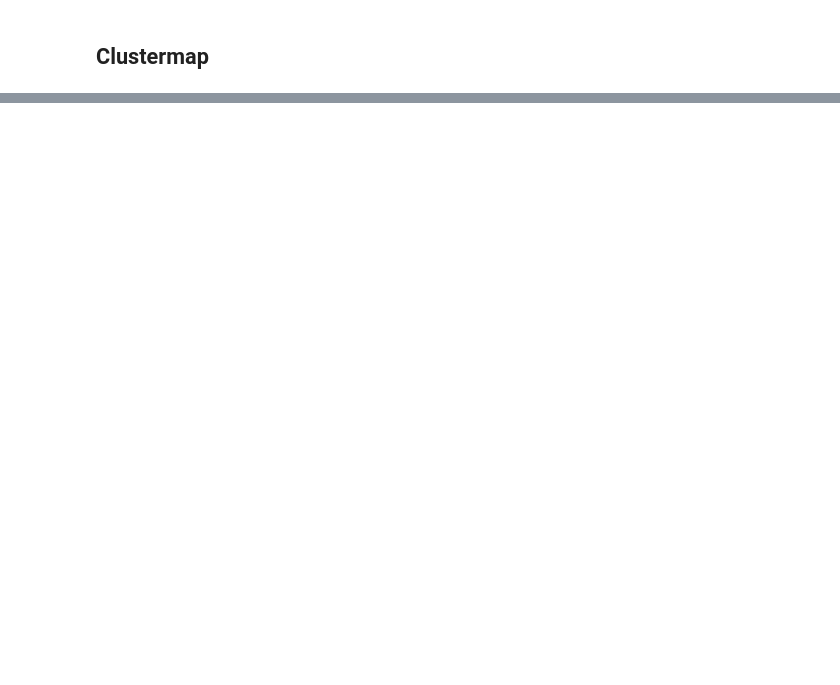
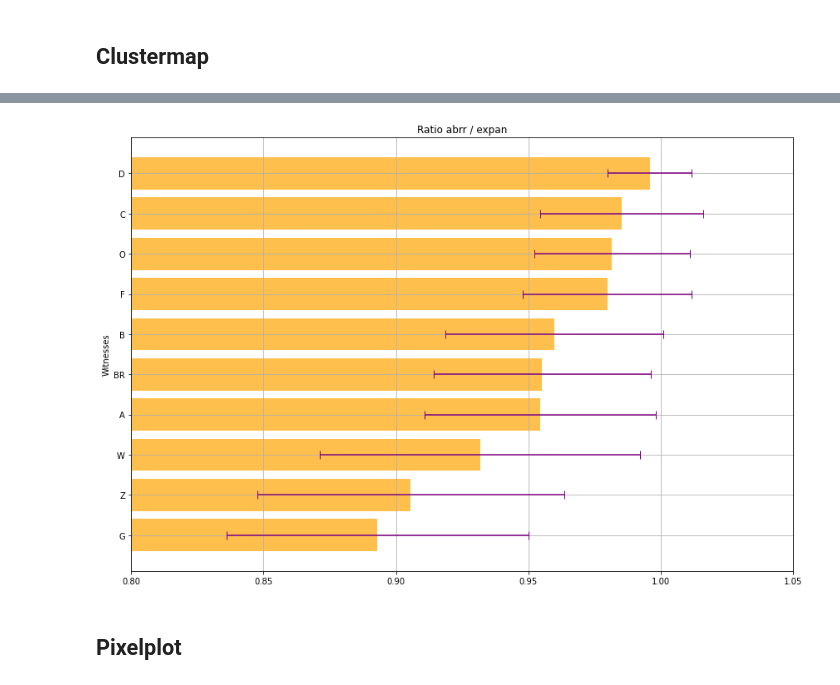
Before and after one commit to SofieMoors/collateconstraints, a Jupyter notebook: src/align.ipynb, the cells around one changed output, grey strips where cells are left out. Saved outputs shown, nothing was run; the diff lists cells and outputs as text; code cells hidden in the pictures; blank space fills up the shorter version.

```diff
--- a/src/align.ipynb
+++ b/src/align.ipynb
@@ -437,0 +536,22 @@ SyntaxError: invalid syntax (<ipython-input-63-078ca063188d>, line 10)
+# %%
+dens.sort_values(by='ratio-mean', inplace=True)
+fig, ax = plt.subplots(figsize=(12, 8))
+ax.barh(range(len(dens.index)), dens['ratio-mean'],
+       xerr=dens['ratio-std'],
+       color='orange',
+       align='center',
+       alpha=0.7,
+       ecolor='purple',
+       capsize=5)
+ax.set_ylabel('Witnesses')
+ax.set_yticks(range(len(dens.index)))
+ax.set_yticklabels(dens.index)
+ax.set_title('Ratio abrr / expan')
+plt.xlim(0.8, 1.05)
+ax.xaxis.grid(True)
+ax.yaxis.grid(True)
+plt.tight_layout()
+# %% [output]
+[figure, added]
+# %% [markdown]
+## Pixelplot
```
Also changed, not shown: parts of 32 cells of this notebook.
